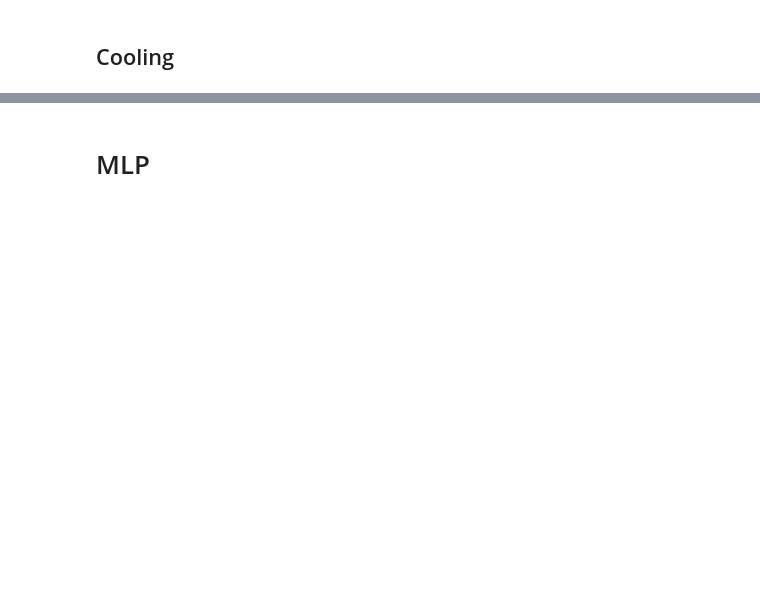
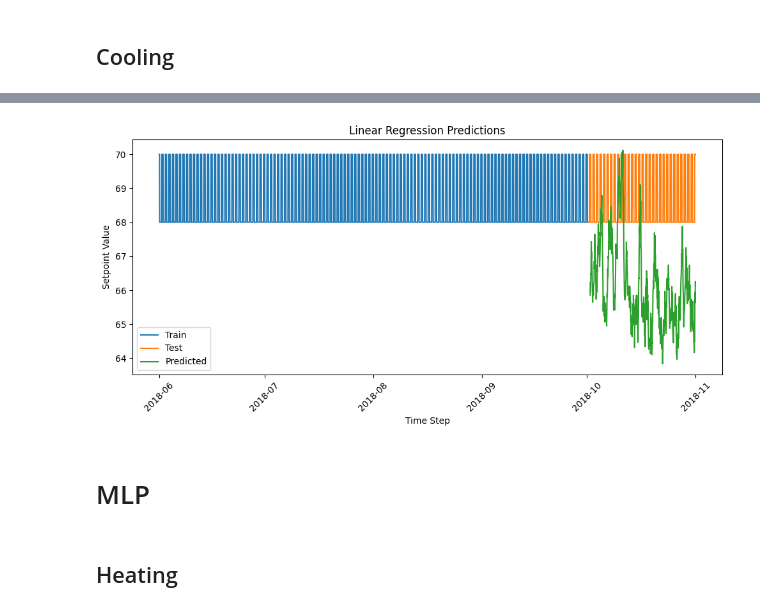
Before and after one commit to adrianlopezlanchares/Space-Conditioning-Electrification, a Jupyter notebook: consumption/setpoint-prediction/setpoint_model.ipynb, the cells around one changed output, grey strips where cells are left out. Cells and saved outputs as stored; diff of their text form; code cells hidden in the pictures; blank space fills up the shorter version.

```diff
--- a/consumption/setpoint-prediction/setpoint_model.ipynb
+++ b/consumption/setpoint-prediction/setpoint_model.ipynb
@@ -524,16 +534,18 @@ cooling_predictions, actuals = evaluate(cooling_model, cooling_test_loader)
 # %%
 # Plot train, test and predictions
 plt.figure(figsize=(10, 5))
 plt.plot(cooling_train_timeseries.index, cooling_train_timeseries["setpoint"], label="Train")
 plt.plot(cooling_test_timeseries.index, cooling_test_timeseries["setpoint"], label="Test")
-plt.plot(cooling_test_timeseries.index[25:], cooling_predictions, label="Predicted")
+plt.plot(cooling_test_timeseries.index[13:], cooling_predictions, label="Predicted")
 plt.title("Linear Regression Predictions")
 plt.xlabel("Time Step")
 plt.ylabel("Setpoint Value")
 plt.legend()
 plt.xticks(rotation=45)
 plt.tight_layout()
 plt.show()
+# %% [output]
+[figure, added]
 # %% [markdown]
 # MLP
 # %%
@@ -549,2 +561,4 @@ optimizer = optim.Adam(model.parameters(), lr=0.0001)
+# %% [markdown]
+## Heating
 # %%
 num_epochs = 100
```
Also changed, not shown: parts of 21 cells of this notebook, 3 other files.
